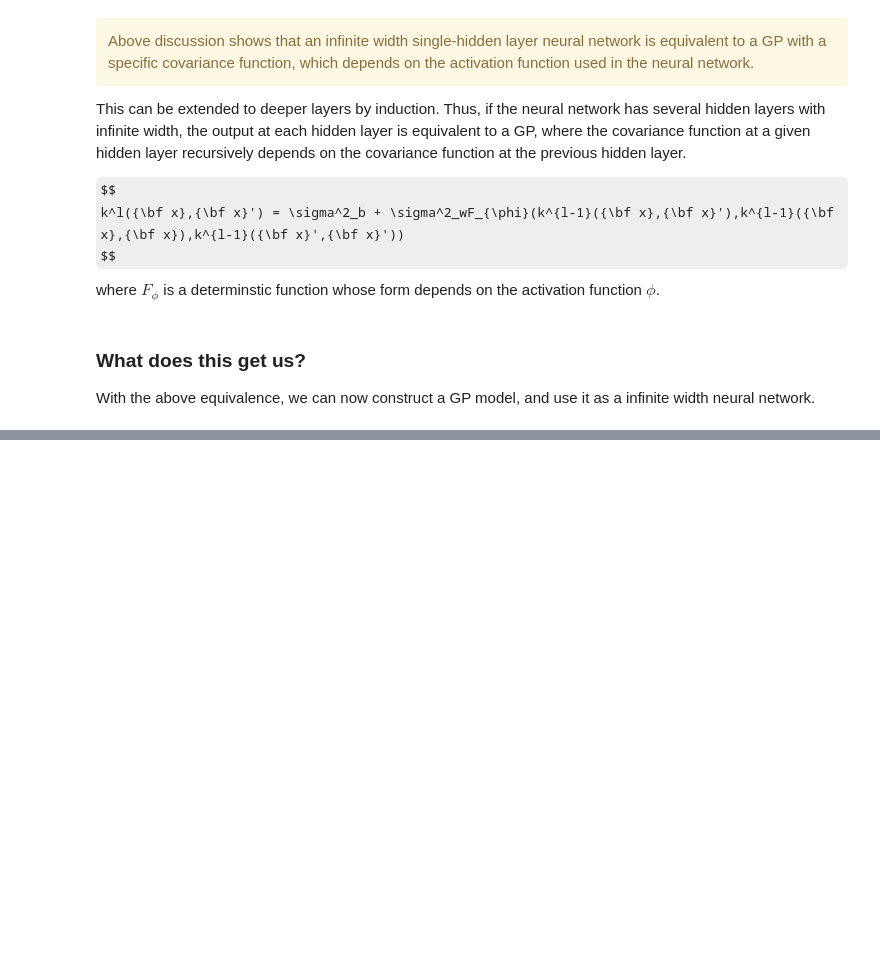
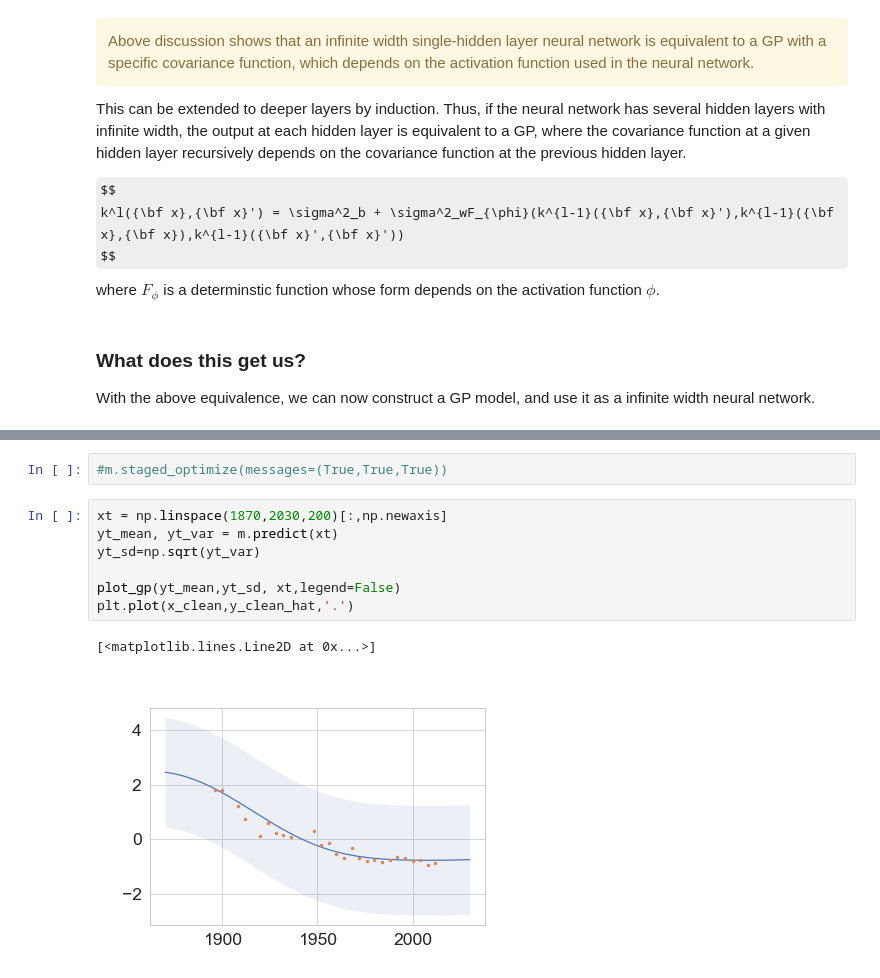
Before and after one commit to ubdsgroup/mladvanced-notebooks, a Jupyter notebook: Gaussian processes and Deep Learning.ipynb, the cells around one changed output, grey strips where cells are left out. Cells and saved outputs as stored; diff of their text form; some formulas as TeX source; blank space fills up the shorter version.

```diff
--- a/Gaussian processes and Deep Learning.ipynb
+++ b/Gaussian processes and Deep Learning.ipynb
@@ -98,0 +273,12 @@ With the above equivalence, we can now construct a GP model, and use it as a inf
+# %%
+#m.staged_optimize(messages=(True,True,True))
+# %%
+xt = np.linspace(1870,2030,200)[:,np.newaxis]
+yt_mean, yt_var = m.predict(xt)
+yt_sd=np.sqrt(yt_var)
+
+plot_gp(yt_mean,yt_sd, xt,legend=False)
+plt.plot(x_clean,y_clean_hat,'.')
+# %% [output]
+[<matplotlib.lines.Line2D at 0x...>]
+[figure, added]
```
Also changed, not shown: parts of 20 cells of this notebook, 7 other files.
